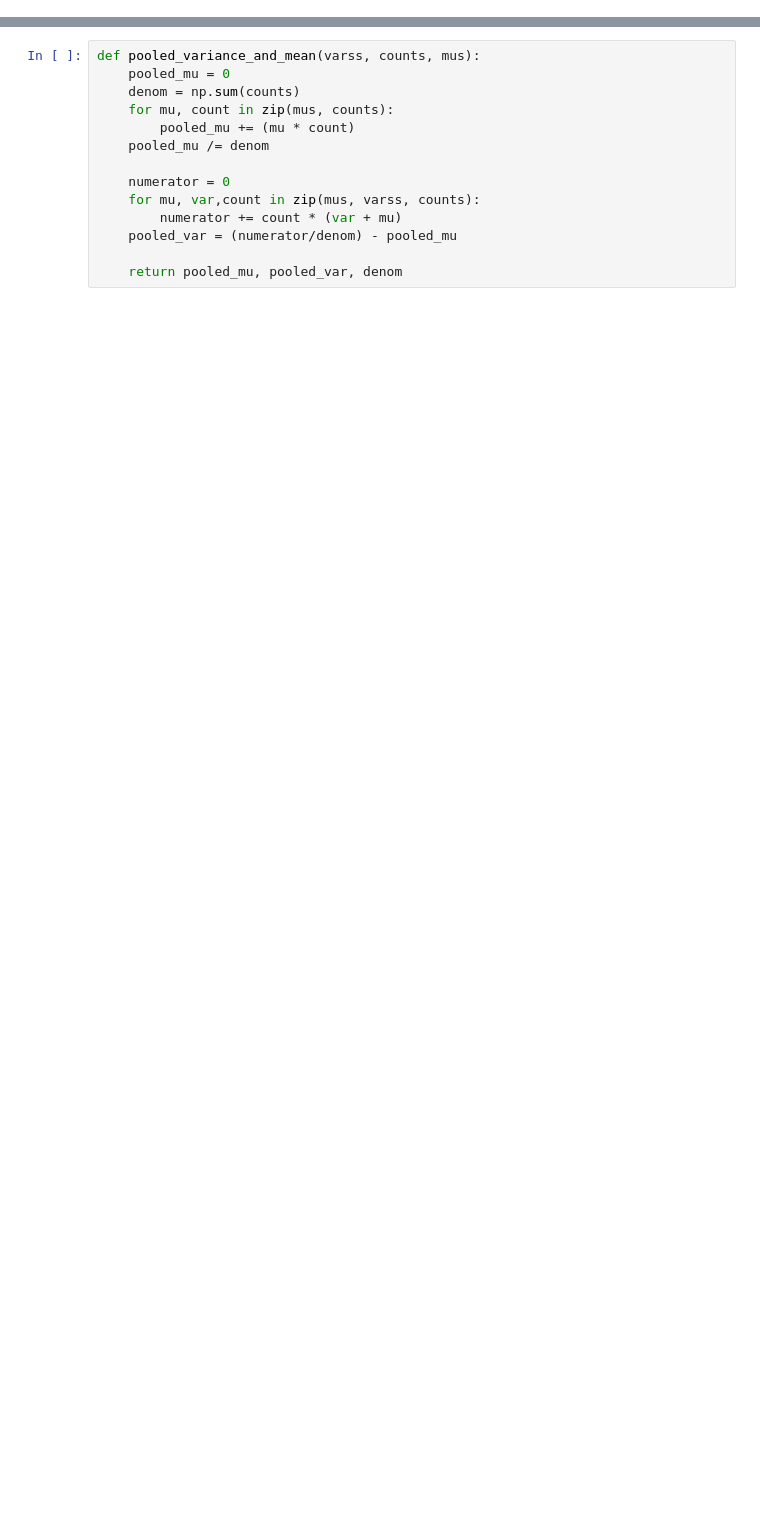
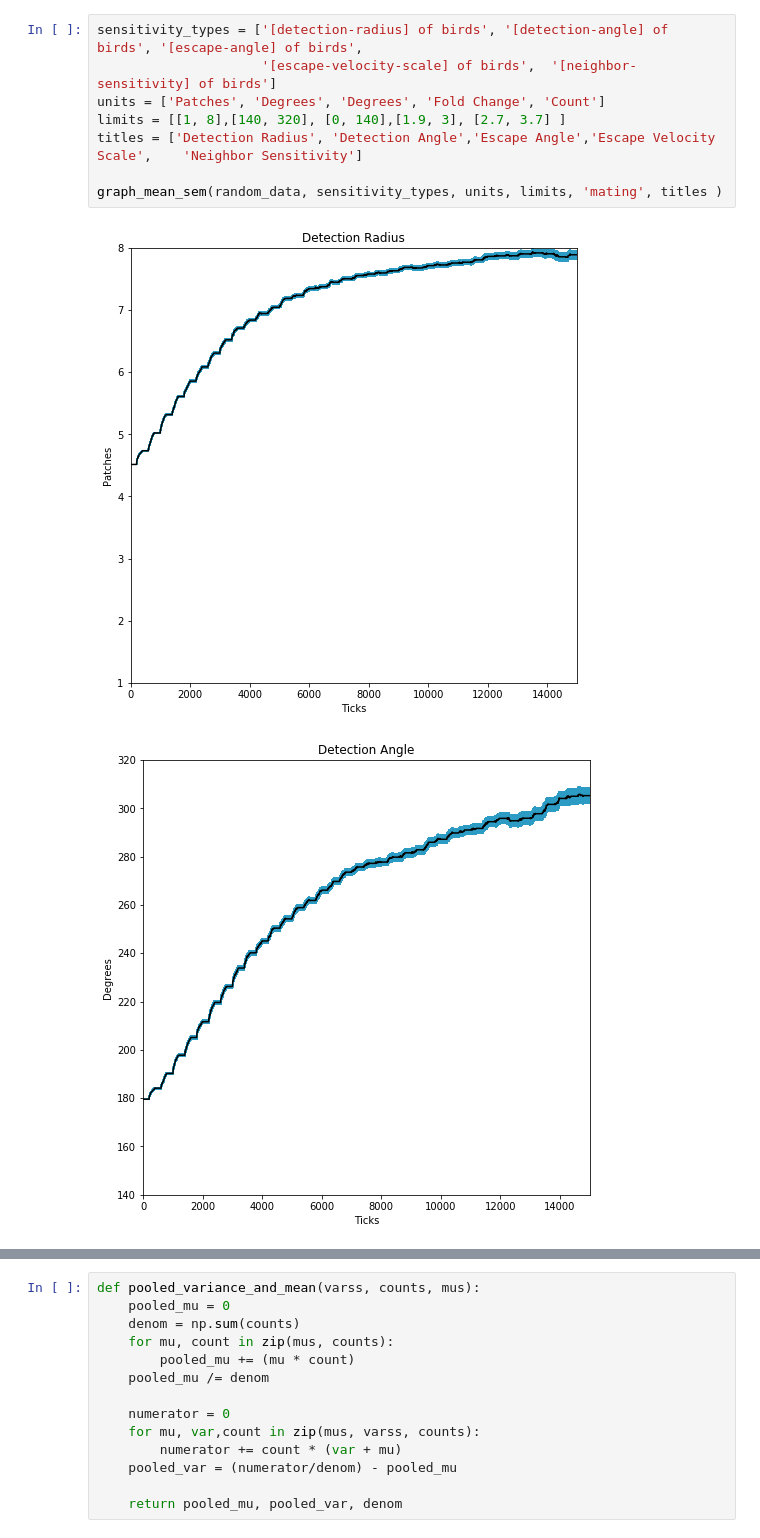
Before and after one commit to benjijamorris/Dynamic-Models-of-Biology, a Jupyter notebook: Graphs.ipynb, the cells around one changed output, grey strips where cells are left out. Saved outputs shown, nothing was run; the diff lists cells and outputs as text; blank space fills up the shorter version.

```diff
--- a/Graphs.ipynb
+++ b/Graphs.ipynb
@@ -5,0 +119,11 @@ import matplotlib.pyplot as plt
+# %%
+sensitivity_types = ['[detection-radius] of birds', '[detection-angle] of birds', '[escape-angle] of birds',
+                     '[escape-velocity-scale] of birds',  '[neighbor-sensitivity] of birds']
+units = ['Patches', 'Degrees', 'Degrees', 'Fold Change', 'Count']
+limits = [[1, 8],[140, 320], [0, 140],[1.9, 3], [2.7, 3.7] ]
+titles = ['Detection Radius', 'Detection Angle','Escape Angle','Escape Velocity Scale',    'Neighbor Sensitivity']
+
+graph_mean_sem(random_data, sensitivity_types, units, limits, 'mating', titles )
+# %% [output]
+[figure, added]
+[figure, added]
```
Also changed, not shown: parts of 27 cells of this notebook.
